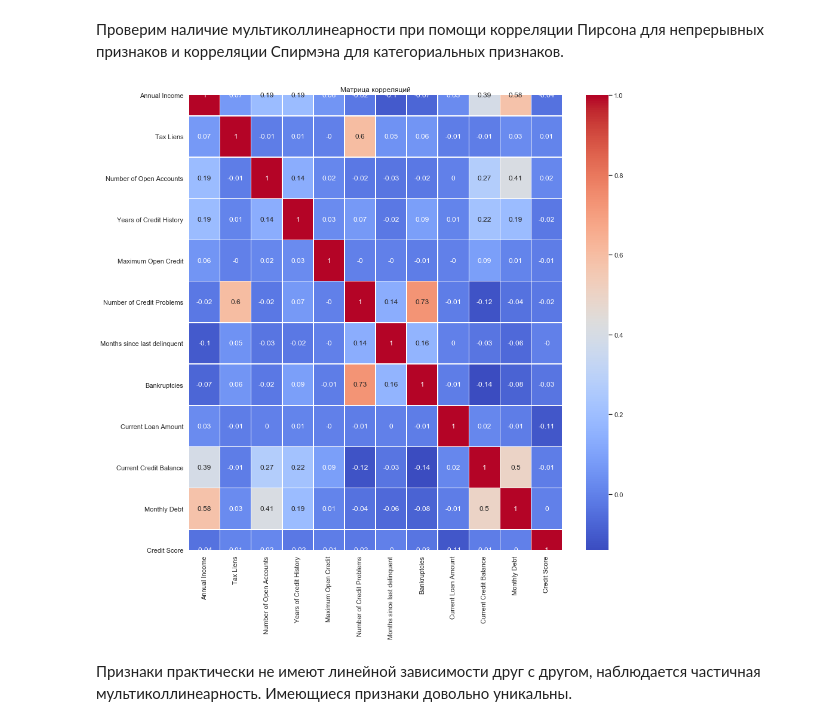
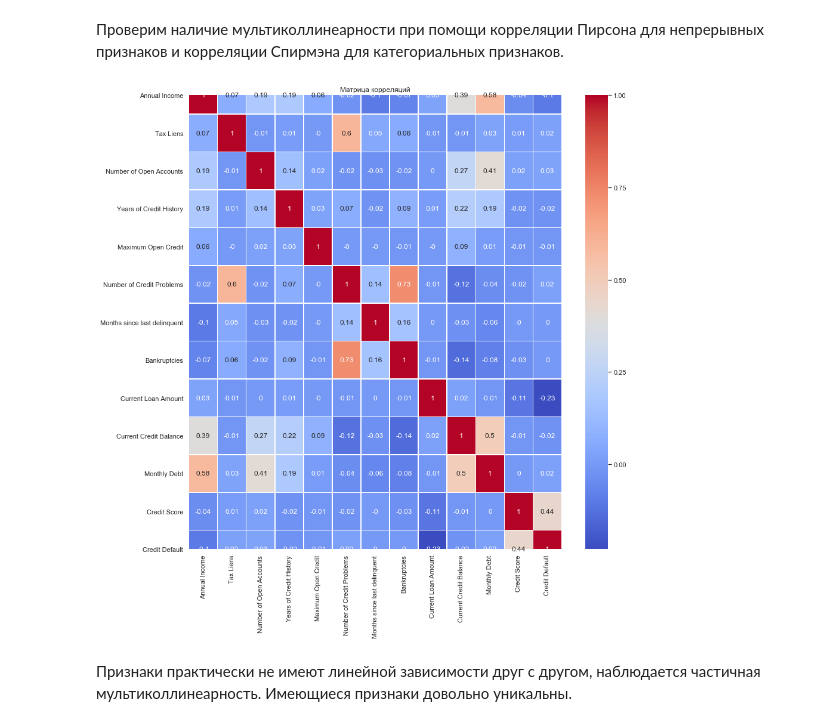
Before and after one commit to doksketch/to-give-or-not-to-give, a Jupyter notebook: credit_scoring.ipynb, the cells around one changed output. Cells and saved outputs as stored; diff of their text form; code cells hidden in the pictures.

```diff
--- a/credit_scoring.ipynb
+++ b/credit_scoring.ipynb
@@ -261,0 +288,30 @@ calc_chi2(data=train_df, target='Credit Default', values='id',
+# %%
+train_df['Is_debt_consolidation'] = train_df['Is_debt_consolidation'].replace({'other': 1, 'home improvements': 1,
+                                                                              'business loan': 1, 'buy a car': 1,
+                                                                              'medical bills': 1, 'major purchase': 1,
+                                                                              'take a trip': 1, 'buy house': 1,
+                                                                              'small business': 1, 'wedding': 1,
+                                                                              'moving': 1, 'educational expenses': 1,
+                                                                              'vacation': 1, 'renewable energy': 1,
+                                                                              'debt consolidation': 0})
+test_df['Is_debt_consolidation'] = test_df['Is_debt_consolidation'].replace({'other': 1, 'home improvements': 1,
+                                                                              'business loan': 1, 'buy a car': 1,
+                                                                              'medical bills': 1, 'major purchase': 1,
+                                                                              'take a trip': 1, 'buy house': 1,
+                                                                              'small business': 1, 'wedding': 1,
+                                                                              'moving': 1, 'educational expenses': 1,
+                                                                              'vacation': 1, 'renewable energy': 1,
+                                                                              'debt consolidation': 0})
+# %%
+train_df.rename(columns={'Term': 'Is_longterm_credit'},
+               inplace=True)
+test_df.rename(columns={'Term': 'Is_longterm_credit'},
+               inplace=True)
+# %%
+train_df['Is_longterm_credit'] = train_df['Is_longterm_credit'].replace({'Short Term': 1, 'Long Term': 0})
+test_df['Is_longterm_credit'] = test_df['Is_longterm_credit'].replace({'Short Term': 1, 'Long Term': 0})
+# %%
+train_df['Is_home_ownership'] = train_df['Is_home_ownership'].astype('str')
+train_df['Is_stable_employment'] = train_df['Is_stable_employment'].astype('str')
+train_df['Is_debt_consolidation'] = train_df['Is_debt_consolidation'].astype('str')
+train_df['Is_longterm_credit'] = train_df['Is_longterm_credit'].astype('str')
@@ -331,8 +395,8 @@ KeyError: "None of [Float64Index([ 482087.0, 1025487.0,  751412.0,  805068.0,  7
 Проверим наличие мультиколлинеарности при помощи корреляции Пирсона для непрерывных признаков и корреляции Спирмэна для
 категориальных признаков.
 # %%
-cor_plot(data=train_df, features=nom_features, method='pearson');
+cor_plot(data=train_df, method='pearson');
 # %% [output]
-[figure, old version]
+[figure, new version]
 # %% [markdown]
 Признаки практически не имеют линейной зависимости друг с другом, наблюдается частичная мультиколлинеарность. Имеющиеся признаки довольно уникальны.
```
Also changed, not shown: parts of 11 cells of this notebook.
